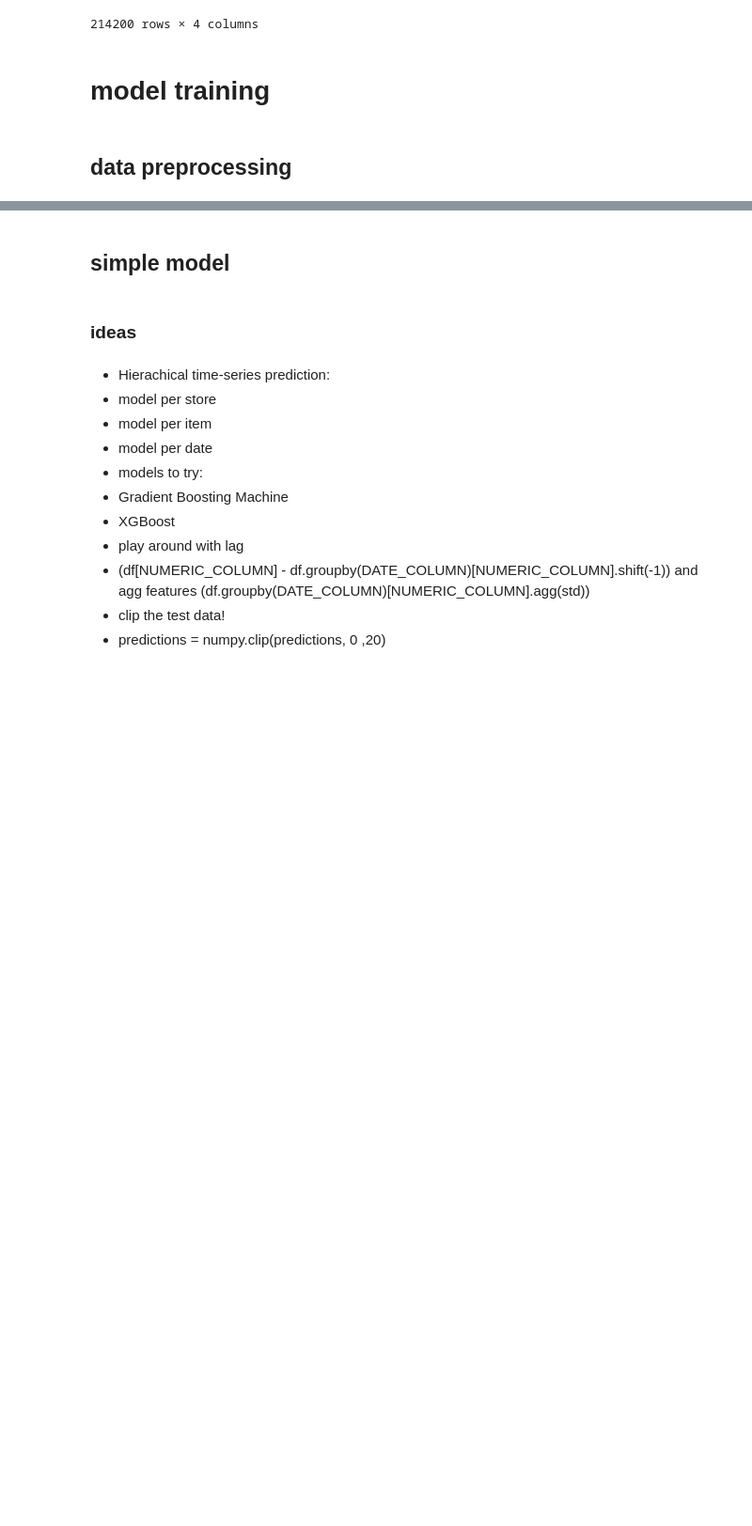
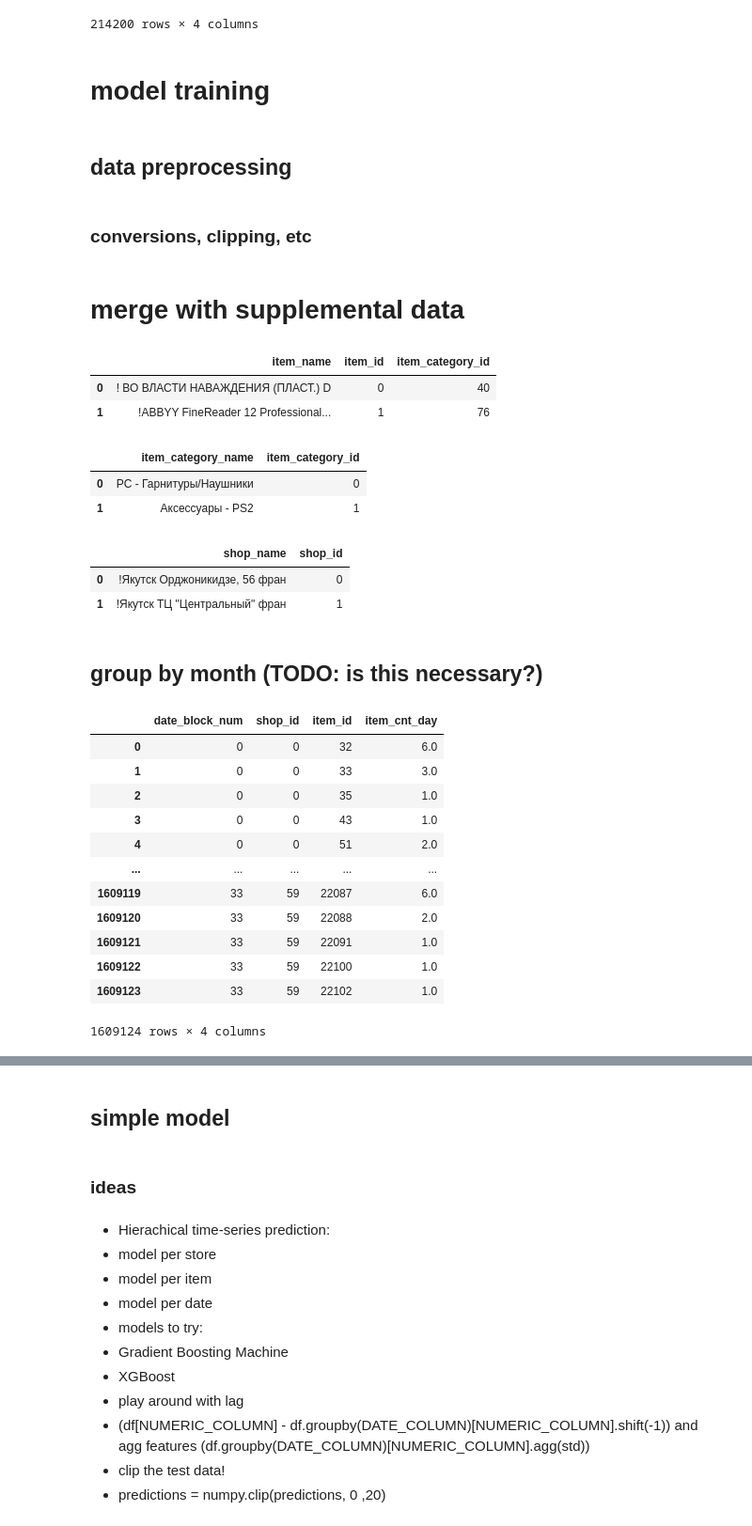
Before and after one commit to Telocontar/kaggle_predict_future_sales, a Jupyter notebook: notebooks/notebook5202f4a646.ipynb, the cells around one changed output, grey strips where cells are left out. Shown: that part at 94% size. Saved outputs shown, nothing was run; the diff lists cells and outputs as text; code cells hidden in the pictures; blank space fills up the shorter version.

```diff
--- a/notebooks/notebook5202f4a646.ipynb
+++ b/notebooks/notebook5202f4a646.ipynb
@@ -299,2 +270,18 @@ pd.merge(test, sample_submission, on="ID")
 # %% [markdown]
 ## data preprocessing
+# %% [markdown]
+### conversions, clipping, etc
+# %%
+# convert to datetime
+train["date"] = pd.to_datetime(train["date"], format="%d.%m.%Y")
+# %%
+# target values are clipped into [0,20] range, so we do the same
+train['item_cnt_day'] = train['item_cnt_day'].clip(0,20)
+# %% [markdown]
+# merge with supplemental data
+# %%
+items.head(2)
+# %% [output]
+|  | item_name | item_id | item_category_id |
+| 0 | ! ВО ВЛАСТИ НАВАЖДЕНИЯ (ПЛАСТ.) D | 0 | 40 |
+| 1 | !ABBYY FineReader 12 Professional... | 1 | 76 |
@@ -300,0 +290,6 @@ pd.merge(test, sample_submission, on="ID")
+# %%
+item_categories.head(2)
+# %% [output]
+|  | item_category_name | item_category_id |
+| 0 | PC - Гарнитуры/Наушники | 0 |
+| 1 | Аксессуары - PS2 | 1 |
@@ -300,0 +299,6 @@ pd.merge(test, sample_submission, on="ID")
+# %%
+shops.head(2)
+# %% [output]
+|  | shop_name | shop_id |
+| 0 | !Якутск Орджоникидзе, 56 фран | 0 |
+| 1 | !Якутск ТЦ "Центральный" фран | 1 |
@@ -300,0 +308,26 @@ pd.merge(test, sample_submission, on="ID")
+# %% [markdown]
+## group by month (TODO: is this necessary?)
+# %%
+item_cnt_month = (
+    train
+    .groupby(["date_block_num", "shop_id", "item_id"])["item_cnt_day"]
+    .sum()
+    .rename("item_cnt_month")
+    .reset_index()
+)
+# %%
+item_cnt_month
+# %% [output]
+|  | date_block_num | shop_id | item_id | item_cnt_day |
+| 0 | 0 | 0 | 32 | 6.0 |
+| 1 | 0 | 0 | 33 | 3.0 |
+| 2 | 0 | 0 | 35 | 1.0 |
+| 3 | 0 | 0 | 43 | 1.0 |
+| 4 | 0 | 0 | 51 | 2.0 |
+| ... | ... | ... | ... | ... |
+| 1609119 | 33 | 59 | 22087 | 6.0 |
+| 1609120 | 33 | 59 | 22088 | 2.0 |
+| 1609121 | 33 | 59 | 22091 | 1.0 |
+| 1609122 | 33 | 59 | 22100 | 1.0 |
+| 1609123 | 33 | 59 | 22102 | 1.0 |
+1609124 rows × 4 columns
```
Also changed, not shown: parts of 44 cells of this notebook, 3 other files.
